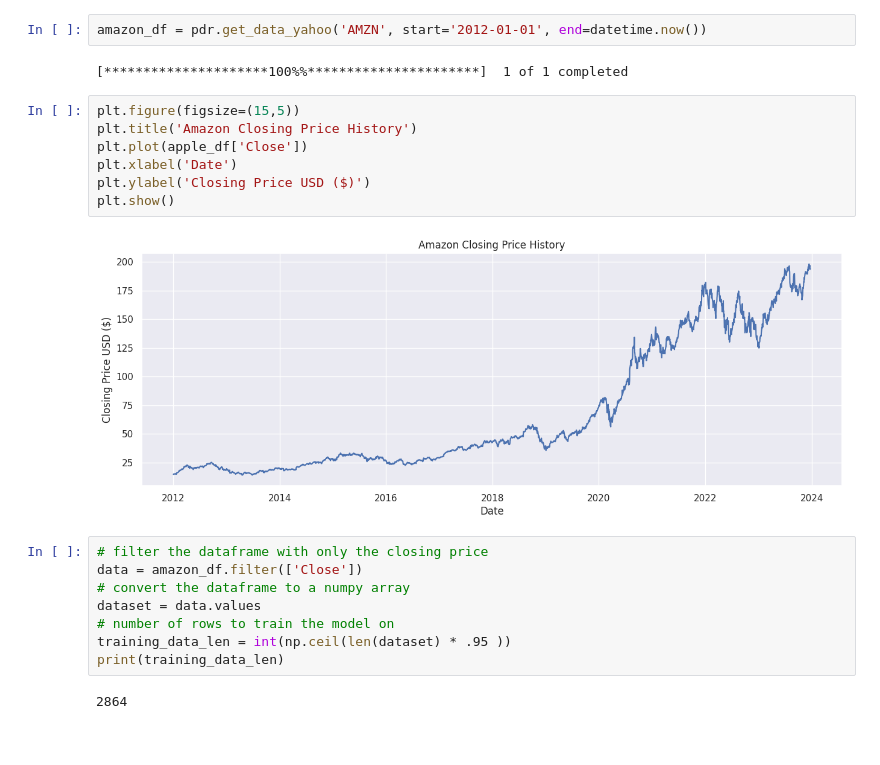
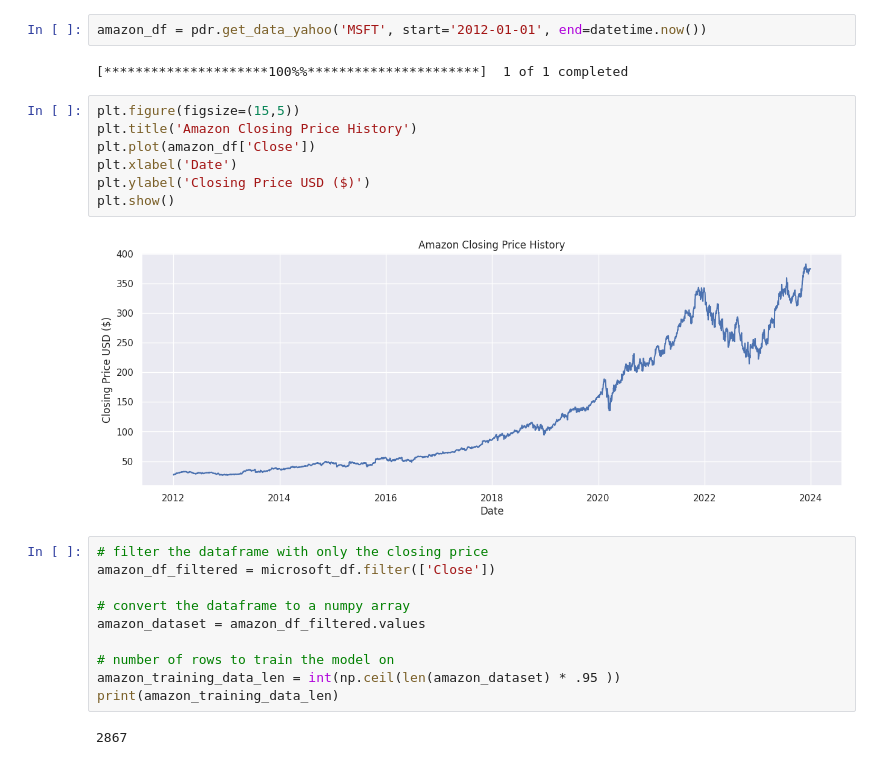
Before and after one commit to alvionna/stock-market-prediction, a Jupyter notebook: src/main.ipynb, the cells around one changed output. Drawn from its saved outputs; the diff is of its cells as text.

```diff
--- a/src/main.ipynb
+++ b/src/main.ipynb
@@ -738,25 +716,27 @@ See the caveats in the documentation: https://pandas.pydata.org/pandas-docs/stab
 # %% [markdown]
 ## Amazon
 # %%
-amazon_df = pdr.get_data_yahoo('AMZN', start='2012-01-01', end=datetime.now())
+amazon_df = pdr.get_data_yahoo('MSFT', start='2012-01-01', end=datetime.now())
 # %% [output]
 [*********************100%%**********************]  1 of 1 completed
 # %%
 plt.figure(figsize=(15,5))
 plt.title('Amazon Closing Price History')
-plt.plot(apple_df['Close'])
+plt.plot(amazon_df['Close'])
 plt.xlabel('Date')
 plt.ylabel('Closing Price USD ($)')
 plt.show()
 # %% [output]
-[figure, old version]
+[figure, new version]
 # %%
 # filter the dataframe with only the closing price
-data = amazon_df.filter(['Close'])
+amazon_df_filtered = microsoft_df.filter(['Close'])
+
 # convert the dataframe to a numpy array
-dataset = data.values
+amazon_dataset = amazon_df_filtered.values
+
 # number of rows to train the model on
-training_data_len = int(np.ceil(len(dataset) * .95 ))
-print(training_data_len)
+amazon_training_data_len = int(np.ceil(len(amazon_dataset) * .95 ))
+print(amazon_training_data_len)
 # %% [output]
-2864
+2867
```
Also changed, not shown: parts of 35 cells of this notebook, 5 other files.
